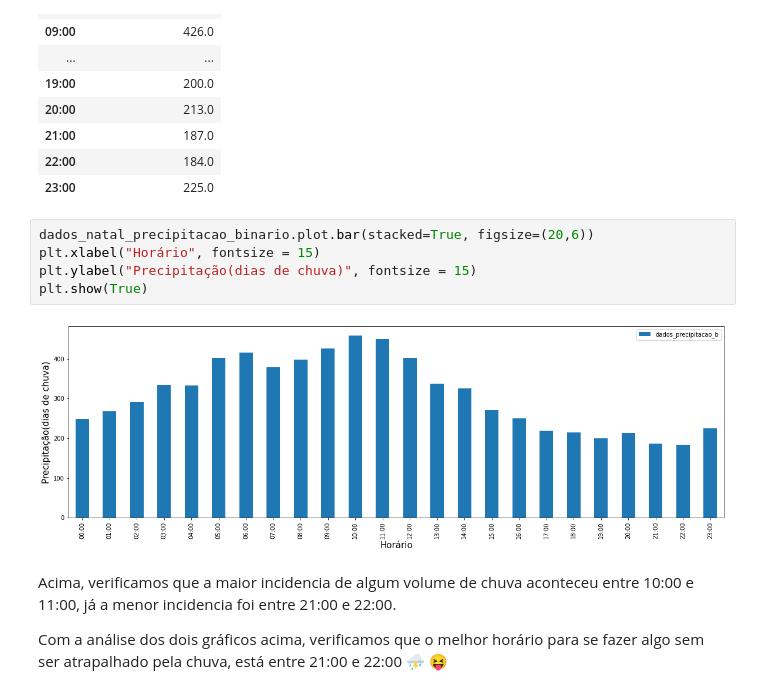
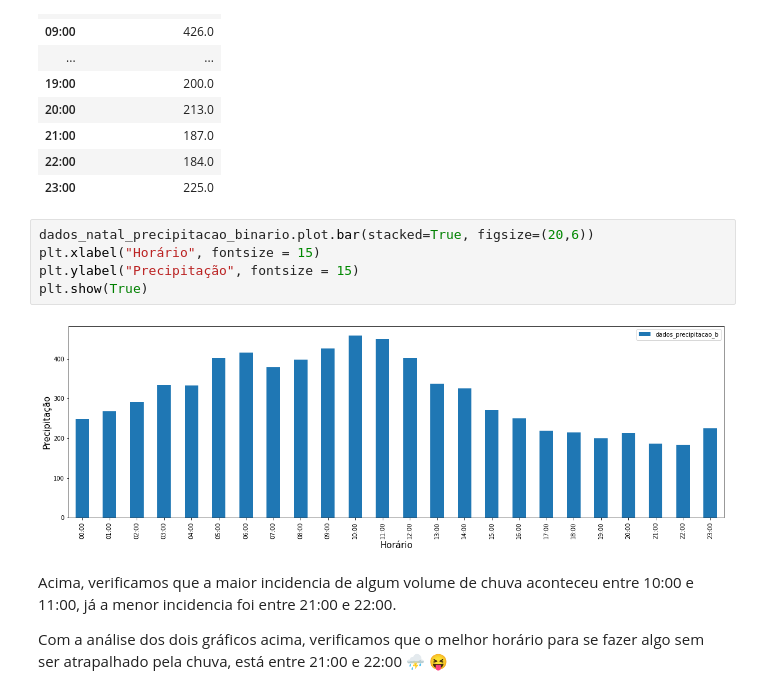
Before and after one commit to joaopaulof19/precipitacao_natal, a Jupyter notebook: dadosINMET.ipynb, the cells around one changed output. Saved outputs shown, nothing was run; the diff lists cells and outputs as text.

```diff
--- a/dadosINMET.ipynb
+++ b/dadosINMET.ipynb
@@ -335,10 +335,10 @@ dados_natal_precipitacao_binario
 # %%
 dados_natal_precipitacao_binario.plot.bar(stacked=True, figsize=(20,6))
 plt.xlabel("Horário", fontsize = 15)
-plt.ylabel("Precipitação(dias de chuva)", fontsize = 15)
+plt.ylabel("Precipitação", fontsize = 15)
 plt.show(True)
 # %% [output]
-[figure, old version]
+[figure, new version]
 # %% [markdown]
 Acima, verificamos que a maior incidencia de algum volume de chuva aconteceu entre 10:00 e 11:00, já a menor incidencia foi entre 21:00 e 22:00.
 
```
Also changed, not shown: parts of 4 cells of this notebook.
